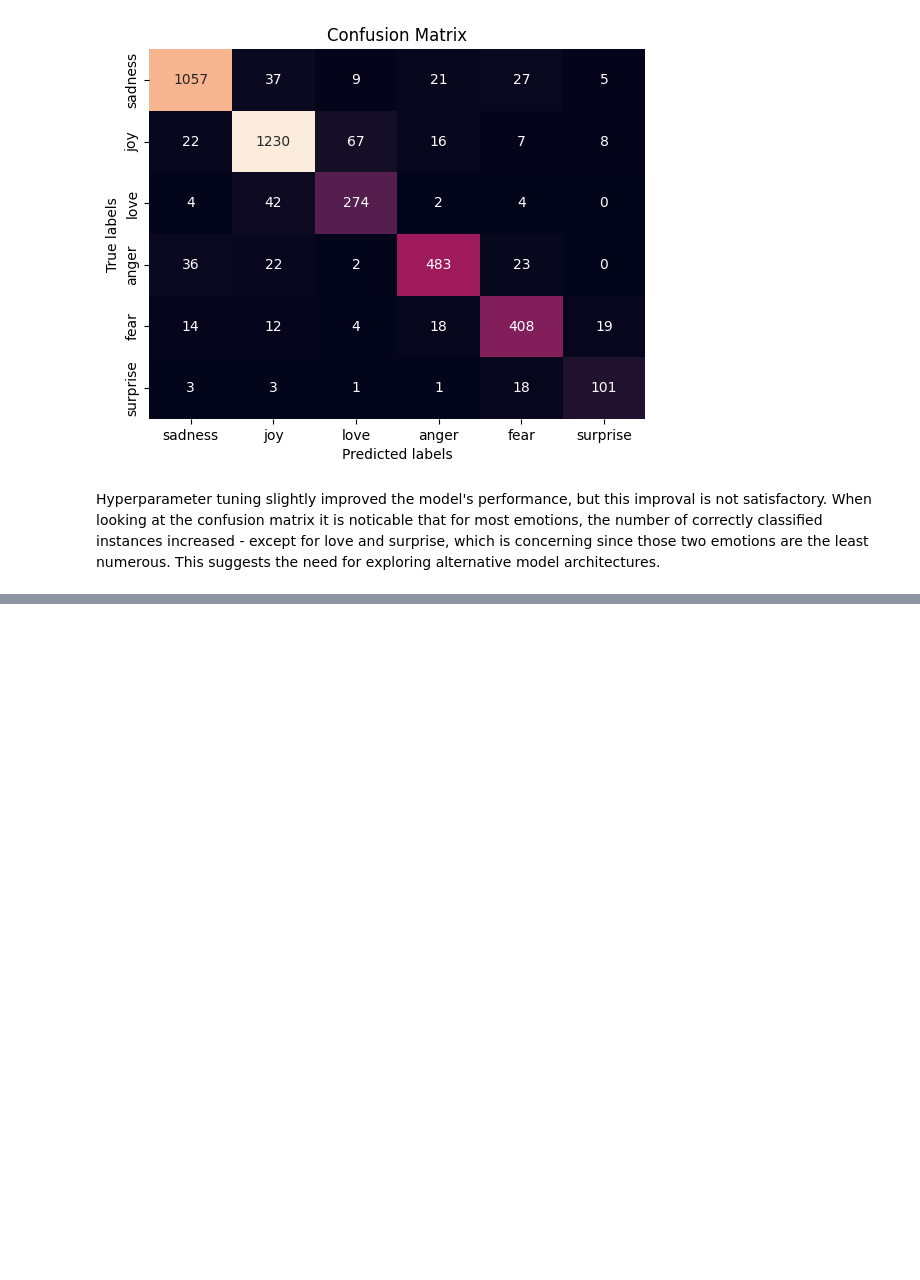
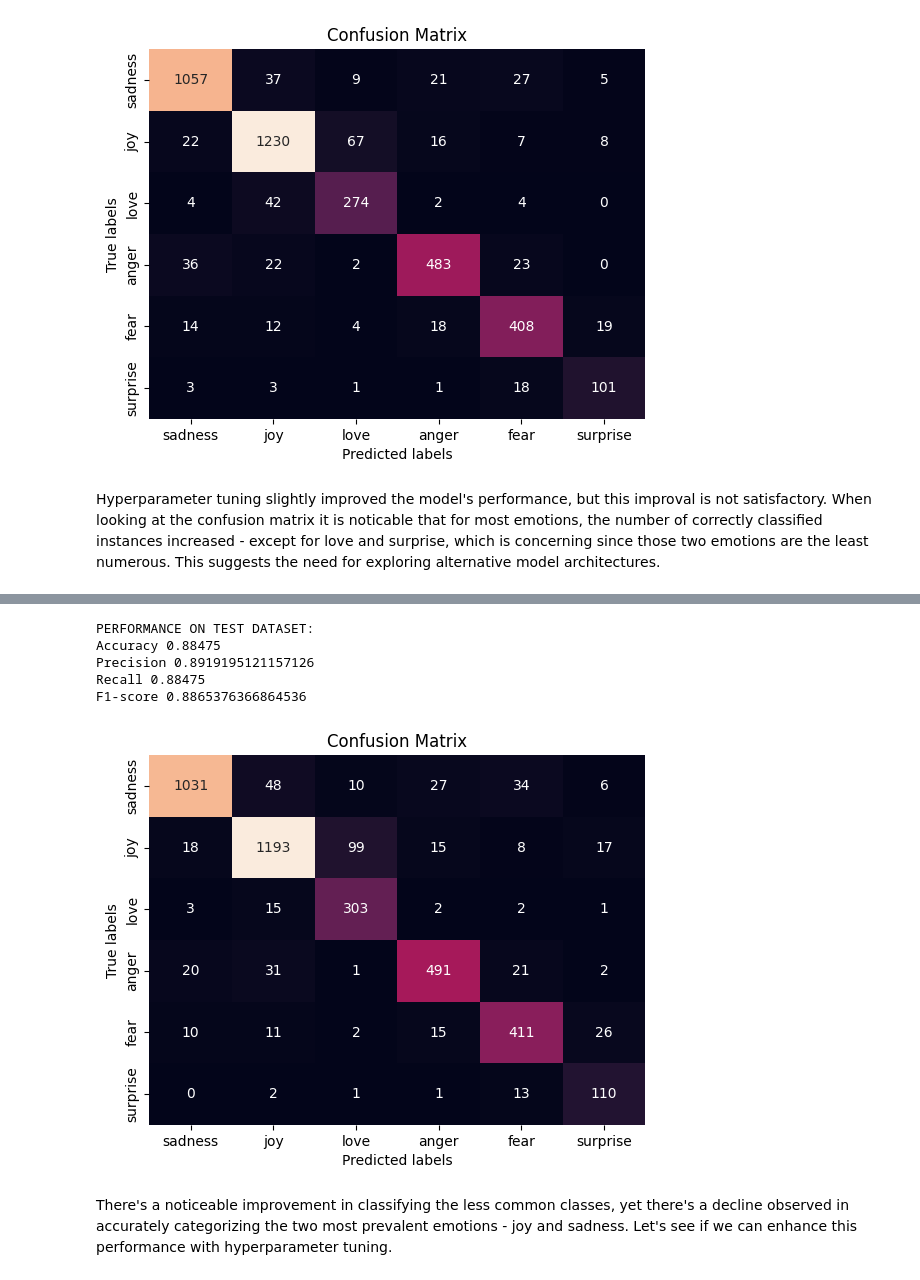
Before and after one commit to olast45/Emotions-Prediction-App, a Jupyter notebook: notebooks/emotions_analysis.ipynb, the cells around one changed output, grey strips where cells are left out. Cells and saved outputs as stored; diff of their text form; code cells hidden in the pictures; blank space fills up the shorter version.

Commit message:
Introduce XGBoost for emotion classification

```diff
--- a/notebooks/emotions_analysis.ipynb
+++ b/notebooks/emotions_analysis.ipynb
@@ -567,0 +609,3 @@ Hyperparameter tuning slightly improved the model's performance, but this improv
+# %%
+xgb_model = XGBClassifier()
+xgb_model.fit(X_train, y_train)
@@ -567,0 +624,13 @@ Hyperparameter tuning slightly improved the model's performance, but this improv
+# %%
+y_pred = xgb_model.predict(X_test_tfidf)
+# %%
+evaluate_performance(y_true, y_pred)
+# %% [output]
+PERFORMANCE ON TEST DATASET:
+Accuracy 0.88475
+Precision 0.8919195121157126
+Recall 0.88475
+F1-score 0.8865376366864536
+[figure, added]
+# %% [markdown]
+There's a noticeable improvement in classifying the less common classes, yet there's a decline observed in accurately categorizing the two most prevalent emotions - joy and sadness. Let's see if we can enhance this performance with hyperparameter tuning.
```
Also changed, not shown: parts of 6 cells of this notebook.
